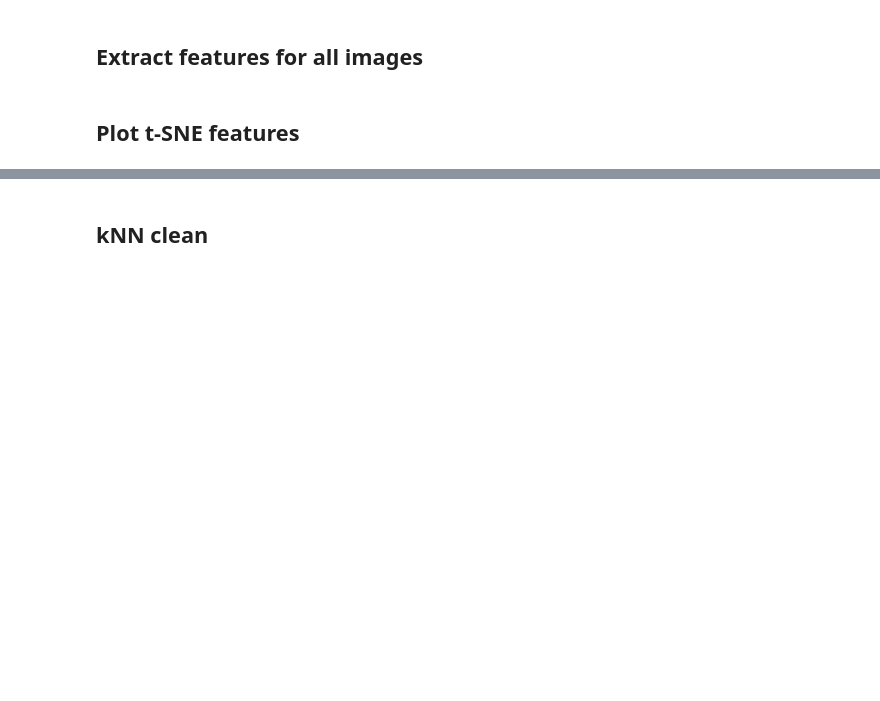
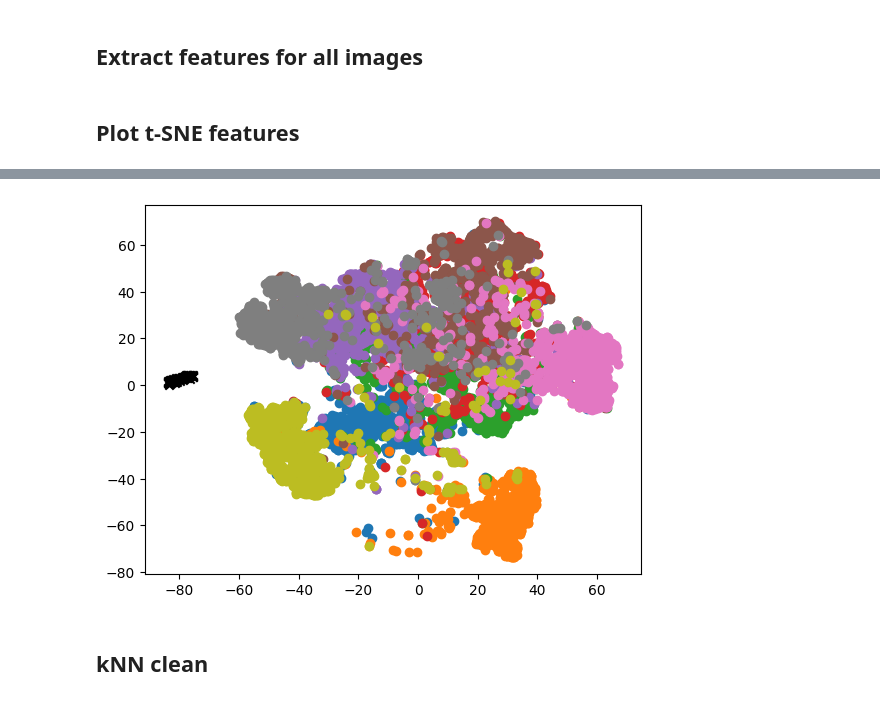
Before and after one commit to LukaD00/selfsupervised-cleanse, a Jupyter notebook: cleanse.ipynb, the cells around one changed output, grey strips where cells are left out. Cells and saved outputs as stored; diff of their text form; code cells hidden in the pictures; blank space fills up the shorter version.

```diff
--- a/cleanse.ipynb
+++ b/cleanse.ipynb
@@ -138,3 +138,12 @@ if RUN_TSNE:
+# %%
+for i in range(num_classes):
+    plt.scatter(tsne_features[labels_subset==i,1], tsne_features[labels_subset==i,0])
+plt.scatter(tsne_features[labels_subset==10,1], tsne_features[labels_subset==10,0], c = "black", marker= "x")
+
+#plt.legend([str(i) for i in range(num_classes)] + ["poison"])
+plt.show()
+# %% [output]
+[figure, added]
 # %% [markdown]
 ## kNN clean
 # %%
```
Also changed, not shown: parts of 8 cells of this notebook, 7 other files.
